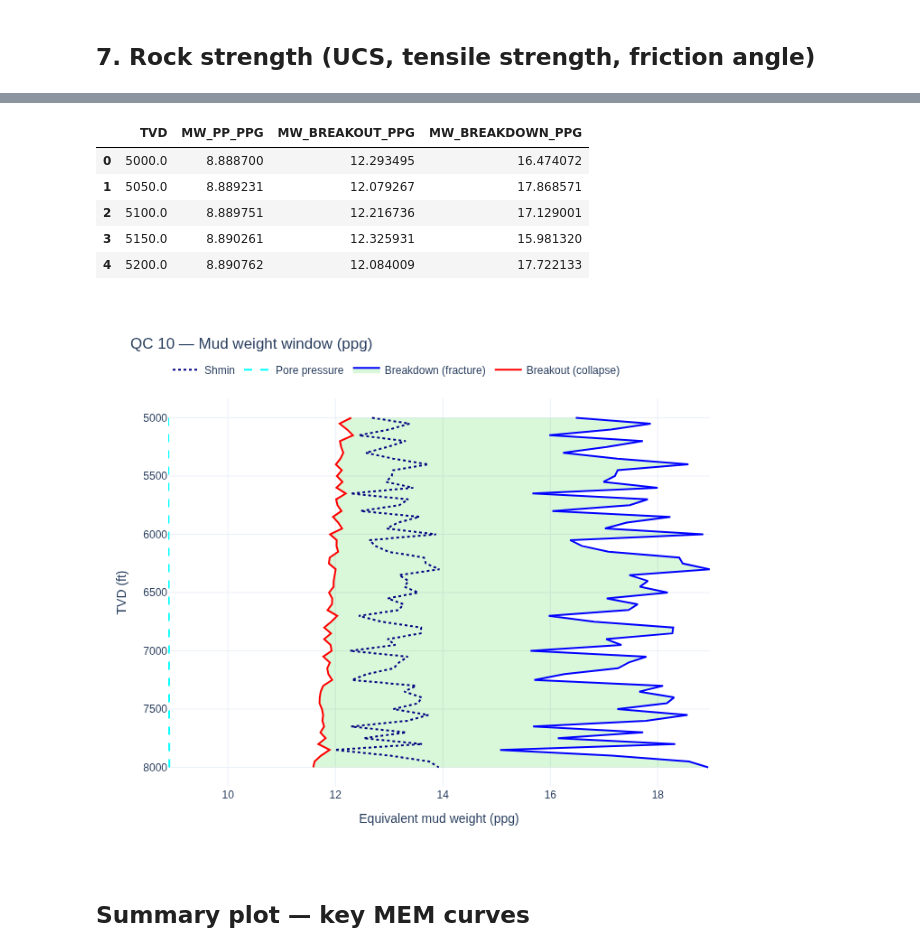
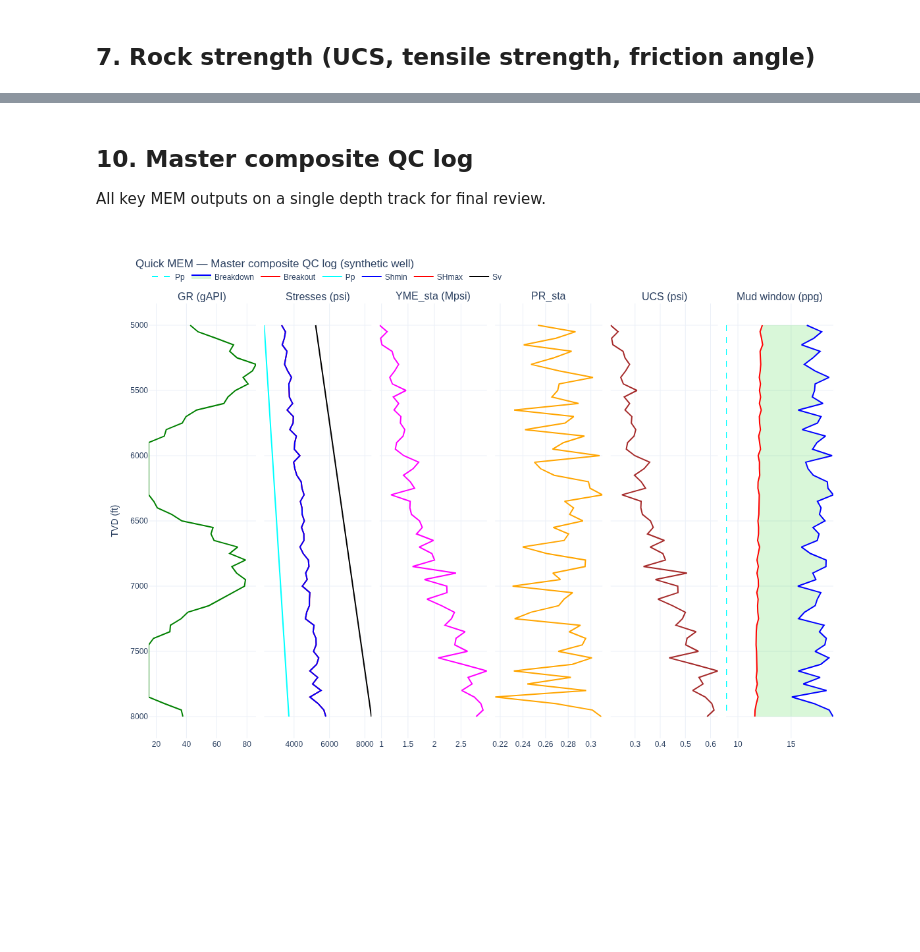
Before and after one commit to 0xsmolrun/GeomechPy_smolrun, a Jupyter notebook: example/Project/Quick_MEM.ipynb, the cells around one changed output, grey strips where cells are left out. Saved outputs shown, nothing was run; the diff lists cells and outputs as text; code cells hidden in the pictures; blank space fills up the shorter version.

```diff
--- a/example/Project/Quick_MEM.ipynb
+++ b/example/Project/Quick_MEM.ipynb
@@ -494,16 +479,13 @@ df["PW_BREAKDOWN"] = (
         tstr=df["TSTR"].tolist(),
     )
 )
-display(df[["TVD", "PW_BREAKOUT", "PW_BREAKDOWN", "PP"]].head())
 
-qc_log_plot(
-    [
-        ("Wellbore pressures (psi)", [(df["PW_BREAKOUT"], "Breakout", "red", None),
-                                      (df["PW_BREAKDOWN"], "Breakdown", "blue", None),
-                                      (df["PP"], "Pp", "cyan", "dash"),
-                                      (df["SHMIN"], "Shmin", "navy", "dot")]),
-    ],
-    "QC 9 — Wellbore stability limits (vertical well)",
-    width=700,
-).show()
+# Convert critical wellbore pressures (psi) to equivalent mud weight (ppg)
+# ppg = pressure_psi / (0.052 * TVD_ft)
+PSI_PER_PPG_FT = 0.052
+df["PP_PPG"] = df["PP"] / (PSI_PER_PPG_FT * df["TVD"])
+df["MW_BREAKOUT_PPG"] = df["PW_BREAKOUT"] / (PSI_PER_PPG_FT * df["TVD"])
+df["MW_BREAKDOWN_PPG"] = df["PW_BREAKDOWN"] / (PSI_PER_PPG_FT * df["TVD"])
+df[["TVD", "PW_BREAKOUT", "PW_BREAKDOWN", "PP",
+    "MW_BREAKOUT_PPG", "MW_BREAKDOWN_PPG", "PP_PPG"]].head()
 # %% [output]
@@ -522,44 +530,41 @@ a driller would actually dial in, using the classic 0.052 psi/ft-per-ppg factor.
+# %% [markdown]
+## 10. Master composite QC log
+
+All key MEM outputs on a single depth track for final review.
 # %%
-# Equivalent mud weight (ppg) for QC / display, using the classic
-# mud-engineering conversion factor of 0.052 psi/ft per ppg.
-def pressure_to_mud_weight_ppg(pressure_psi, tvd_ft):
-    return np.asarray(pressure_psi) / (0.052 * np.asarray(tvd_ft))
+# Master composite QC log — every key MEM output on one figure
+fig = make_subplots(
+    rows=1, cols=6, shared_yaxes=True, horizontal_spacing=0.012,
+    subplot_titles=("GR (gAPI)", "Stresses (psi)", "YME_sta (Mpsi)",
+                    "PR_sta", "UCS (psi)", "Mud window (ppg)"),
+)
 
+depth_track(fig, 1, df["GR"], "green", "GR", showlegend=False)
 
-df["MW_BREAKOUT_PPG"] = pressure_to_mud_weight_ppg(df["PW_BREAKOUT"], df["TVD"])
-df["MW_BREAKDOWN_PPG"] = pressure_to_mud_weight_ppg(df["PW_BREAKDOWN"], df["TVD"])
-df["MW_PP_PPG"] = pressure_to_mud_weight_ppg(df["PP"], df["TVD"])
-df["MW_SHMIN_PPG"] = pressure_to_mud_weight_ppg(df["SHMIN"], df["TVD"])
-display(df[["TVD", "MW_PP_PPG", "MW_BREAKOUT_PPG", "MW_BREAKDOWN_PPG"]].head())
+depth_track(fig, 2, df["SV"], "black", "Sv")
+depth_track(fig, 2, df["SHMAX"], "red", "SHmax")
+depth_track(fig, 2, df["SHMIN"], "blue", "Shmin")
+depth_track(fig, 2, df["PP"], "cyan", "Pp")
 
-# QC — the drillable mud weight window, shaded between the collapse (breakout)
-# and fracture (breakdown) limits.
-fig = go.Figure()
+depth_track(fig, 3, df["YME_STA_Mpsi"], "magenta", "YME_sta", showlegend=False)
+depth_track(fig, 4, df["PR_STA"], "orange", "PR_sta", showlegend=False)
+depth_track(fig, 5, df["UCS"], "brown", "UCS", showlegend=False)
+
 fig.add_trace(go.Scatter(x=df["MW_BREAKOUT_PPG"], y=df["TVD"], mode="lines",
-                         line=dict(color="red"), name="Breakout (collapse)"))
+                         line=dict(color="red"), name="Breakout"), row=1, col=6)
 fig.add_trace(go.Scatter(x=df["MW_BREAKDOWN_PPG"], y=df["TVD"], mode="lines",
-                         line=dict(color="blue"), name="Breakdown (fracture)",
-                         fill="tonextx", fillcolor="rgba(0,200,0,0.15)"))
-fig.add_trace(go.Scatter(x=df["MW_PP_PPG"], y=df["TVD"], mode="lines",
-                         line=dict(color="cyan", dash="dash"), name="Pore pressure"))
-fig.add_trace(go.Scatter(x=df["MW_SHMIN_PPG"], y=df["TVD"], mode="lines",
-                         line=dict(color="navy", dash="dot"), name="Shmin"))
-fig.update_yaxes(autorange="reversed", title_text="TVD (ft)")
+                         line=dict(color="blue"), name="Breakdown",
+                         fill="tonextx", fillcolor="rgba(0,200,0,0.15)"), row=1, col=6)
+fig.add_trace(go.Scatter(x=df["PP_PPG"], y=df["TVD"], mode="lines",
+                         line=dict(color="cyan", dash="dash"), name="Pp"), row=1, col=6)
+
+fig.update_yaxes(autorange="reversed", title_text="TVD (ft)", row=1, col=1)
 fig.update_layout(
-    height=620, width=760, template="plotly_white",
-    title="QC 10 — Mud weight window (ppg)",
-    xaxis_title="Equivalent mud weight (ppg)",
+    height=850, width=1200, template="plotly_white",
+    title="Quick MEM — Master composite QC log (synthetic well)",
     legend=dict(orientation="h", yanchor="bottom", y=1.04, xanchor="left", x=0),
     margin=dict(t=110),
 )
 fig.show()
 # %% [output]
-|  | TVD | MW_PP_PPG | MW_BREAKOUT_PPG | MW_BREAKDOWN_PPG |
-| 0 | 5000.0 | 8.888700 | 12.293495 | 16.474072 |
-| 1 | 5050.0 | 8.889231 | 12.079267 | 17.868571 |
-| 2 | 5100.0 | 8.889751 | 12.216736 | 17.129001 |
-| 3 | 5150.0 | 8.890261 | 12.325931 | 15.981320 |
-| 4 | 5200.0 | 8.890762 | 12.084009 | 17.722133 |
-[figure, old version]
+[figure, new version]
-# %% [markdown]
-## Summary plot — key MEM curves
```
Also changed, not shown: parts of 28 cells of this notebook, 2 other files.
